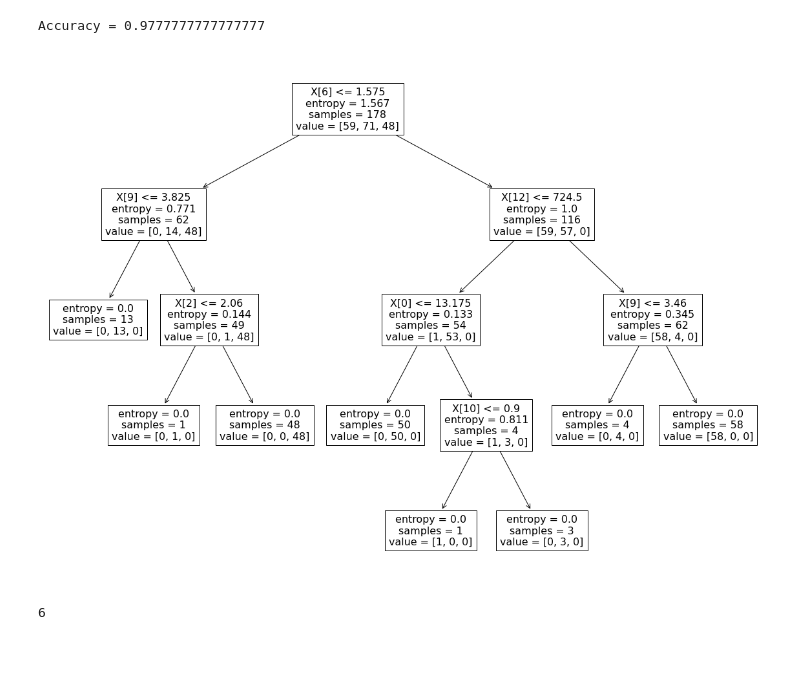
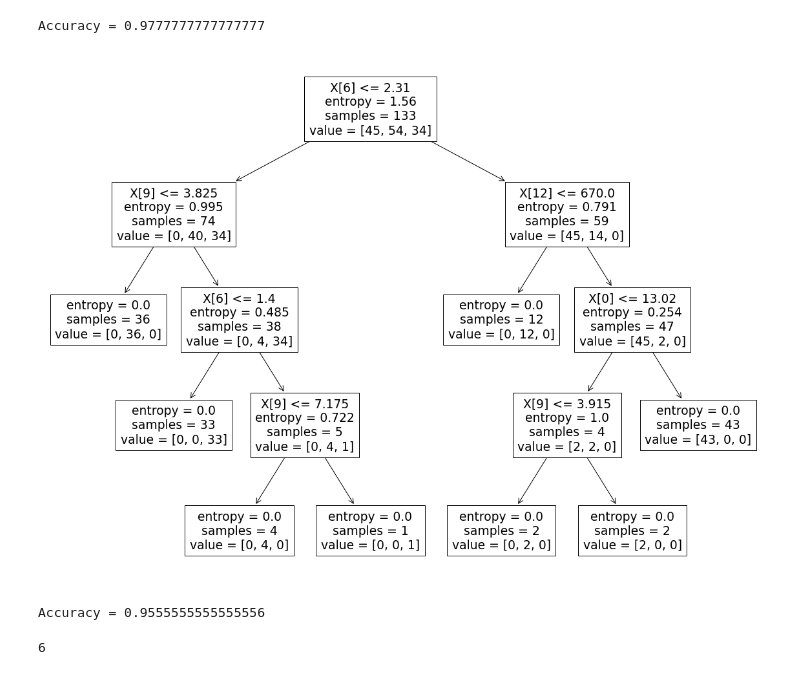
Before and after one commit to gustavohroos/treinamento-h2ia, a Jupyter notebook: decision-tree/decision_tree.ipynb, the cells around one changed output. Cells and saved outputs as stored; diff of their text form; code cells hidden in the pictures.

```diff
--- a/decision-tree/decision_tree.ipynb
+++ b/decision-tree/decision_tree.ipynb
@@ -130,15 +129,20 @@ Accuracy = 0.9777777777777777
 # %%
 import matplotlib.pyplot as plt
 from sklearn import tree
 
 clf = tree.DecisionTreeClassifier(criterion='entropy')
 wine = load_wine()
 
-clf = clf.fit(wine.data, wine.target)
+clf = clf.fit(X_train, y_train)
+prediction_2 = clf.predict(X_test)
 fig = plt.figure(figsize=(20,15))
 _ = tree.plot_tree(clf)
 # %% [output]
-[figure, old version]
+[figure, new version]
+# %%
+print(f'Accuracy = {get_accuracy(prediction_2, y_test)}')
+# %% [output]
+Accuracy = 0.9555555555555556
 # %%
 dt.root.feature
 # %% [output]
```
Also changed, not shown: parts of 1 cell of this notebook.
